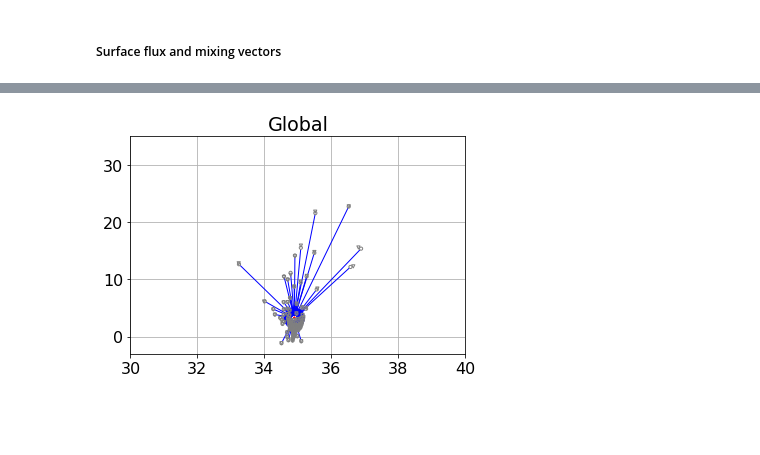
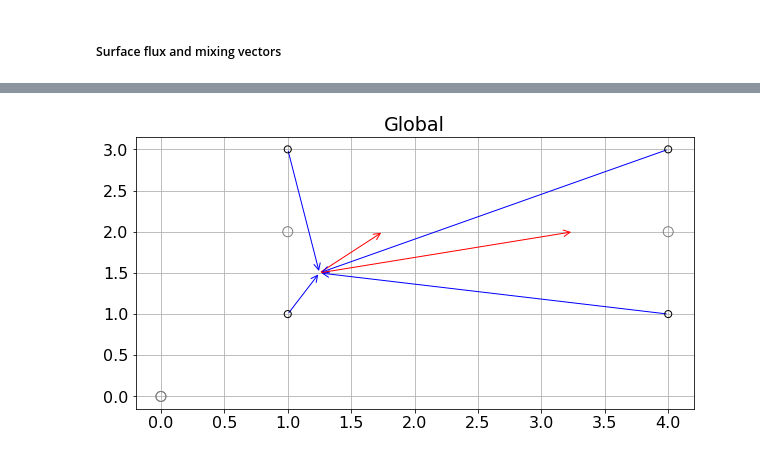
Before and after one commit to taimoorsohail/Min_Max_Transform, a Jupyter notebook: MinMixFinal.ipynb, the cells around one changed output, grey strips where cells are left out. Drawn from its saved outputs; the diff is of its cells as text; code cells hidden in the pictures; blank space fills up the shorter version.

Commit message:
Update to have a minimal (No Surface Flux) example override the BSP bins)

```diff
--- a/MinMixFinal.ipynb
+++ b/MinMixFinal.ipynb
@@ -187,6 +187,14 @@ flat_T_end_basin = (0.5*(Part_early.values[:,3]+Part_late.values[:,3])).flatten(
 # flat_S_blc2[np.isnan(flat_S_blc2)] = 0
 # flat_T_blc1[np.isnan(flat_T_blc1)] = 0
 # flat_T_blc2[np.isnan(flat_T_blc2)] = 0
+# %%
+# SIMPLE NO FLUX EXAMPLE
+flat_Vol_blc1 = np.array([1,1,1,1])
+flat_Vol_blc2 = np.array([0,2,0,2])
+flat_S_blc1 = np.array([1,1,4,4])
+flat_S_blc2 = np.array([0,1,0,4])
+flat_T_blc1 = np.array([1,3,1,3])
+flat_T_blc2 = np.array([0,2,0,2])
 # %%
 print('Total number of bins =', int(flat_Vol_blc1.shape[0]))
 # %% [output]
@@ -584,12 +584,12 @@ if globe == False:
     k=0
     for i in range(np.array(Basins).size):
         for j in range(256):
-            # axs[i].scatter(flat_S_blc1[k]+35,flat_T_blc1[k],\
-            #        s=50,\
-            #       marker = 'o', facecolor='none', edgecolor='grey', label = 't2', zorder=100)
-            # axs[i].scatter(flat_S_blc2[k]+35,flat_T_blc2[k],\
-            #        s=50,\
-            #       marker = 'v', facecolor='none', edgecolor='grey', label = 't1', zorder=100)
+            axs[i].scatter(flat_S_blc1[k]+35,flat_T_blc1[k],\
+                   s=50,\
+                  marker = 'o', facecolor='none', edgecolor='grey', label = 't2', zorder=100)
+            axs[i].scatter(flat_S_blc2[k]+35,flat_T_blc2[k],\
+                   s=50,\
+                  marker = 'v', facecolor='none', edgecolor='grey', label = 't1', zorder=100)
             hyp_mix = np.sqrt(S_Av_mix[k]**2+T_Av_mix[k]**2)
             hyp_adj = np.sqrt(S_Av_adj[k]**2+T_Av_adj[k]**2)
             axs[i].arrow(flat_S_blc1[k]+35, flat_T_blc1[k], S_Av_mix[k], T_Av_mix[k], color='blue', \
@@ -608,25 +608,27 @@ CPU times: user 2 µs, sys: 2 µs, total: 4 µs
 Wall time: 7.87 µs
 # %%
 %%time
+plt.figure(figsize=(10,5))
 if globe == True:
-      plt.scatter(flat_S_blc1+35,flat_T_blc1,\
-            s=10,\
-            marker = 'o', facecolor='none', edgecolor='grey', label = 't2', zorder=100)
-      plt.scatter(flat_S_blc2+35,flat_T_blc2,\
-            s=10,\
-            marker = 'v', facecolor='none', edgecolor='grey', label = 't1', zorder=100)
+      plt.scatter(flat_S_blc1,flat_T_blc1,\
+            s=50,\
+            marker = 'o', facecolor='none', edgecolor='black', label = 't2', zorder=100)
+      plt.scatter(flat_S_blc2,flat_T_blc2,\
+            s=100,\
+            marker = 'o', facecolor='none', edgecolor='grey', label = 't1', zorder=100)
       hyp_mix = np.sqrt(S_Av_mix**2+T_Av_mix**2)
       hyp_adj = np.sqrt(S_Av_adj**2+T_Av_adj**2)
-      for i in range(128):
-            plt.annotate('', xy=(flat_S_blc1[i]+35, flat_T_blc1[i]), xytext=(flat_S_blc1[i]+35+S_Av_mix[i], flat_T_blc1[i]+T_Av_mix[i]),
+      for i in range(4):
+            plt.annotate('', xy=(flat_S_blc1[i], flat_T_blc1[i]), xytext=(flat_S_blc1[i]+S_Av_mix[i], flat_T_blc1[i]+T_Av_mix[i]),
     arrowprops=dict(arrowstyle="<-", color='blue'))
-            plt.annotate('', xy=(flat_S_blc1[i]+35+S_Av_mix[i], flat_T_blc1[i]+T_Av_mix[i]), xytext=(flat_S_blc1[i]+35+S_Av_mix[i]+S_Av_adj[i], flat_T_blc1[i]+T_Av_mix[i]+T_Av_adj[i]),
-    arrowprops=dict(arrowstyle="-", color='red'))
-      plt.xlim(30,40)
-      plt.ylim(-3,35)
+            plt.annotate('', xy=(flat_S_blc1[i]+S_Av_mix[i], flat_T_blc1[i]+T_Av_mix[i]), xytext=(flat_S_blc1[i]+S_Av_mix[i]+S_Av_adj[i], flat_T_blc1[i]+T_Av_mix[i]+T_Av_adj[i]),
+    arrowprops=dict(arrowstyle="<-", color='red'))
+
+      # plt.xlim(34,36)
+      # plt.ylim(3,4)
       plt.title('Global')
       plt.grid()
       # plt.savefig('../../Figures/Minimisation_vectors.png', dpi=300, bbox_inches='tight')
       plt.show()
 # %% [output]
-[figure, old version]
+[figure, new version]
```
Also changed, not shown: parts of 17 cells of this notebook.
